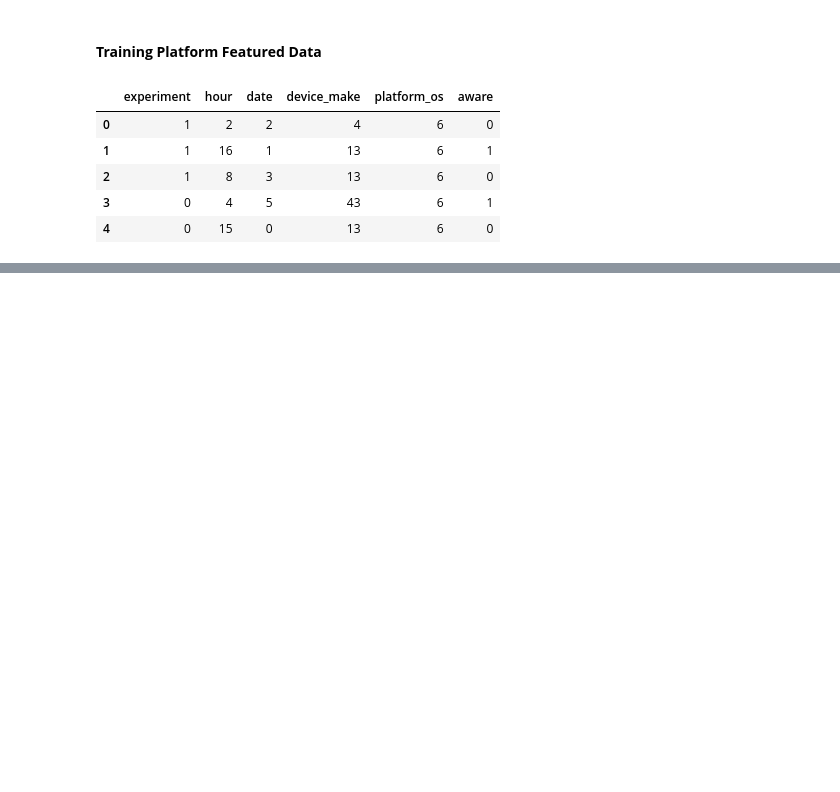
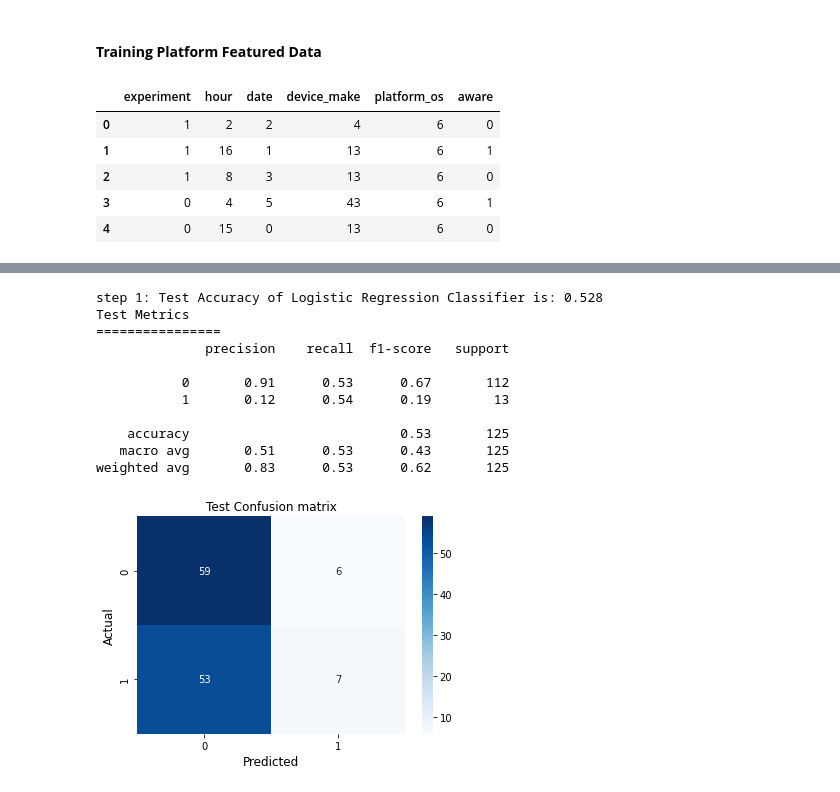
Before and after one commit to bkget/SmartAd-Performance-Aanalysis, a Jupyter notebook: notebooks/ml_ab_testing_2.ipynb, the cells around one changed output, grey strips where cells are left out. Saved outputs shown, nothing was run; the diff lists cells and outputs as text; code cells hidden in the pictures; blank space fills up the shorter version.

Commit message:
Train with logestic regression

```diff
--- a/notebooks/ml_ab_testing_2.ipynb
+++ b/notebooks/ml_ab_testing_2.ipynb
@@ -336,0 +339,4 @@ X_train,X_test,y_train,y_test=train_test_split(cleaned_platform_df[X_cols], clea
+# %%
+LR = TrainingClassifier(X_train, X_test,  y_train, y_test, "logistic_regression")
+
+clf2, loss_arr_2, acc_arr_2 = LR.train(5)
@@ -336,0 +358,15 @@ X_train,X_test,y_train,y_test=train_test_split(cleaned_platform_df[X_cols], clea
+# %%
+test_acc2, test_loss2, report2, matrix2  = LR.test()
+# %% [output]
+step 1: Test Accuracy of Logistic Regression Classifier is: 0.528
+Test Metrics
+================
+              precision    recall  f1-score   support
+
+           0       0.91      0.53      0.67       112
+           1       0.12      0.54      0.19        13
+
+    accuracy                           0.53       125
+   macro avg       0.51      0.53      0.43       125
+weighted avg       0.83      0.53      0.62       125
+[figure, added]
```
Also changed, not shown: parts of 3 cells of this notebook.
